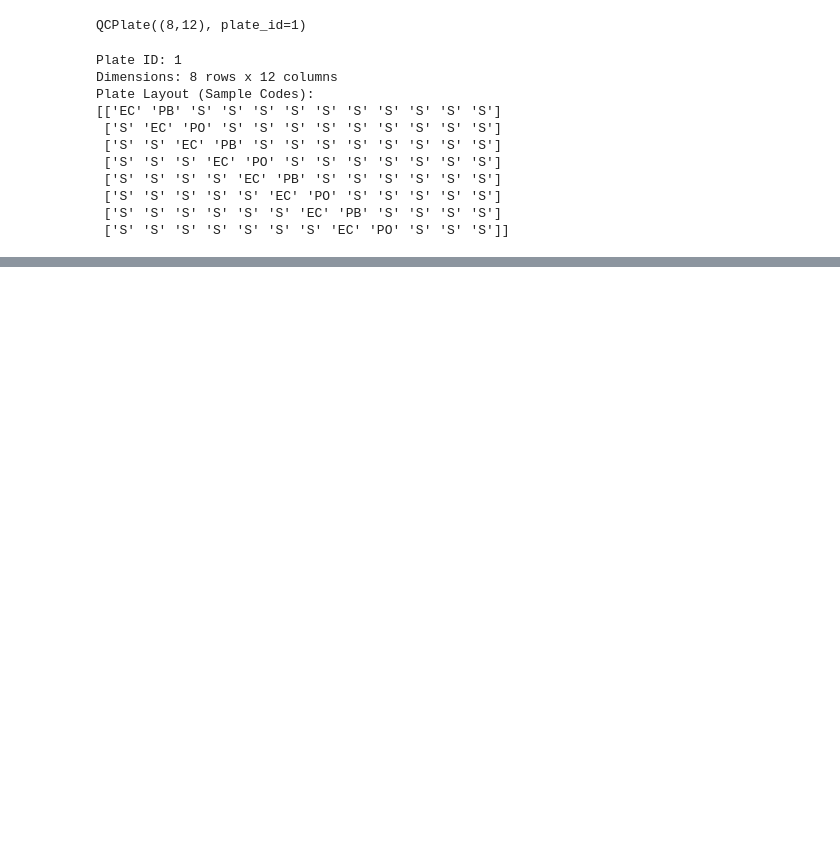
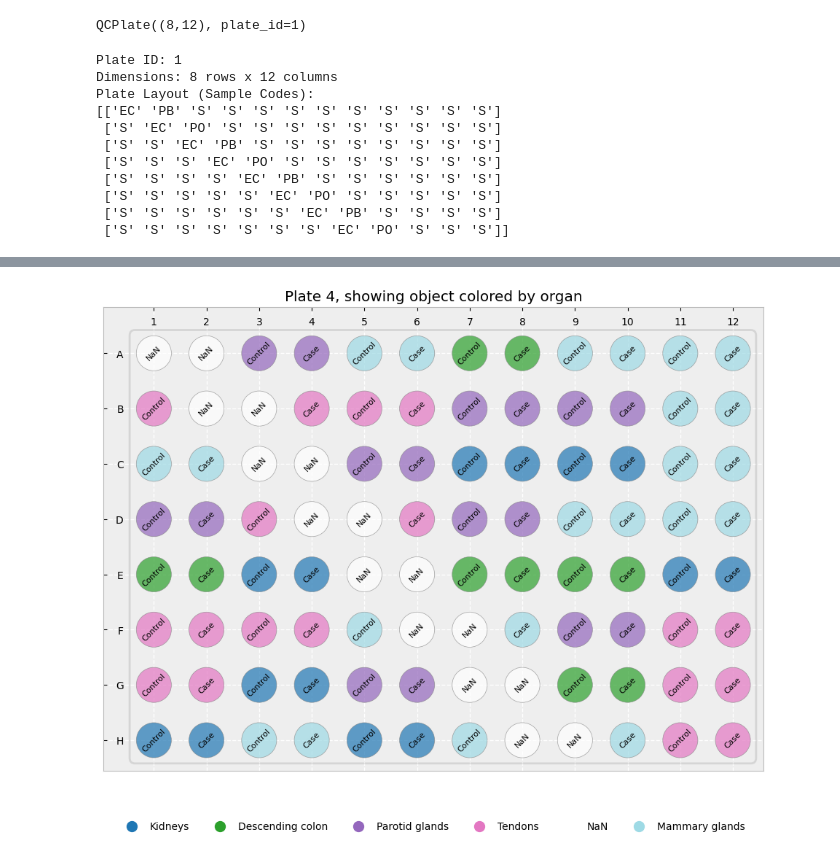
Before and after one commit to ssi-dk/CD-MRG-PlatePlanner, a Jupyter notebook: debug.ipynb, the cells around one changed output, grey strips where cells are left out. Cells and saved outputs as stored; diff of their text form; code cells hidden in the pictures; blank space fills up the shorter version.

```diff
--- a/debug.ipynb
+++ b/debug.ipynb
@@ -267 +354,5 @@ test_study.to_layout_lists()
+# %%
+fig = test_study[3].as_figure(color_metadata_key="organ", annotation_metadata_key="object", rotation=45, fontsize=8)
+# %% [output]
+[figure, added]
 # %%
```
Also changed, not shown: parts of 13 cells of this notebook, 15 other files.
